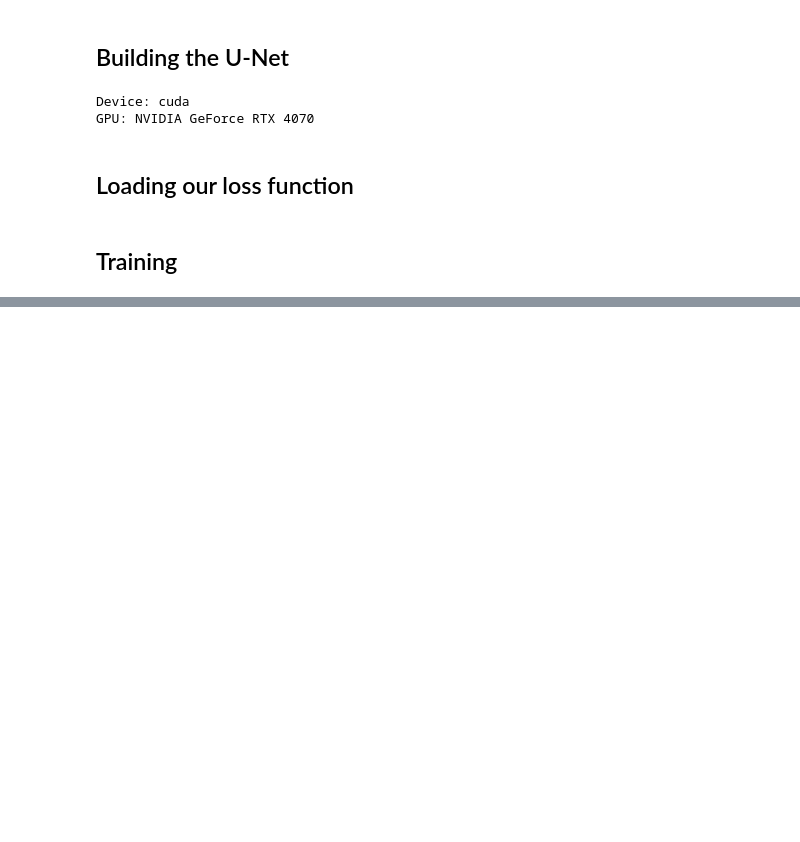
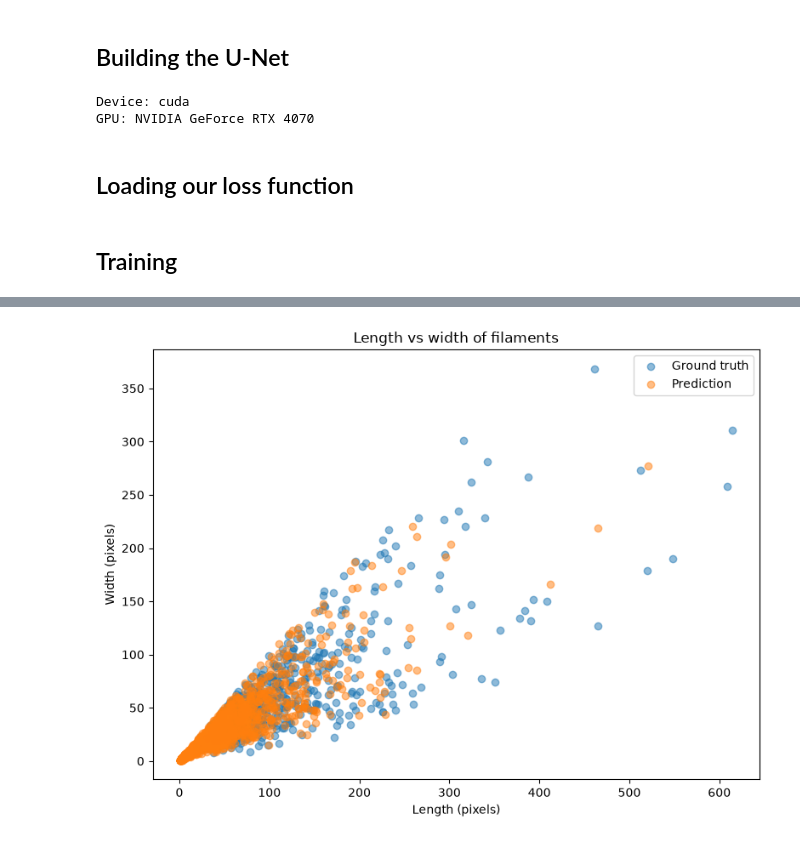
Before and after one commit to dario2002lr-coder/kaggle_solar_filament_segmentation, a Jupyter notebook: notebooks/02_masks.ipynb, the cells around one changed output, grey strips where cells are left out. Saved outputs shown, nothing was run; the diff lists cells and outputs as text; code cells hidden in the pictures; blank space fills up the shorter version.

```diff
--- a/notebooks/02_masks.ipynb
+++ b/notebooks/02_masks.ipynb
@@ -327,0 +688,26 @@ Early stopping at epoch 13. Best Val Dice: 0.5609
+# %%
+plt.figure(figsize=(8, 6))
+
+plt.scatter(
+    gt_df["length"],
+    gt_df["width"],
+    alpha=0.5,
+    label="Ground truth",
+)
+
+plt.scatter(
+    pred_df["length"],
+    pred_df["width"],
+    alpha=0.5,
+    label="Prediction",
+)
+
+plt.xlabel("Length (pixels)")
+plt.ylabel("Width (pixels)")
+plt.title("Length vs width of filaments")
+plt.legend()
+
+plt.tight_layout()
+plt.show()
+# %% [output]
+[figure, added]
```
Also changed, not shown: parts of 48 cells of this notebook, 7 other files.
